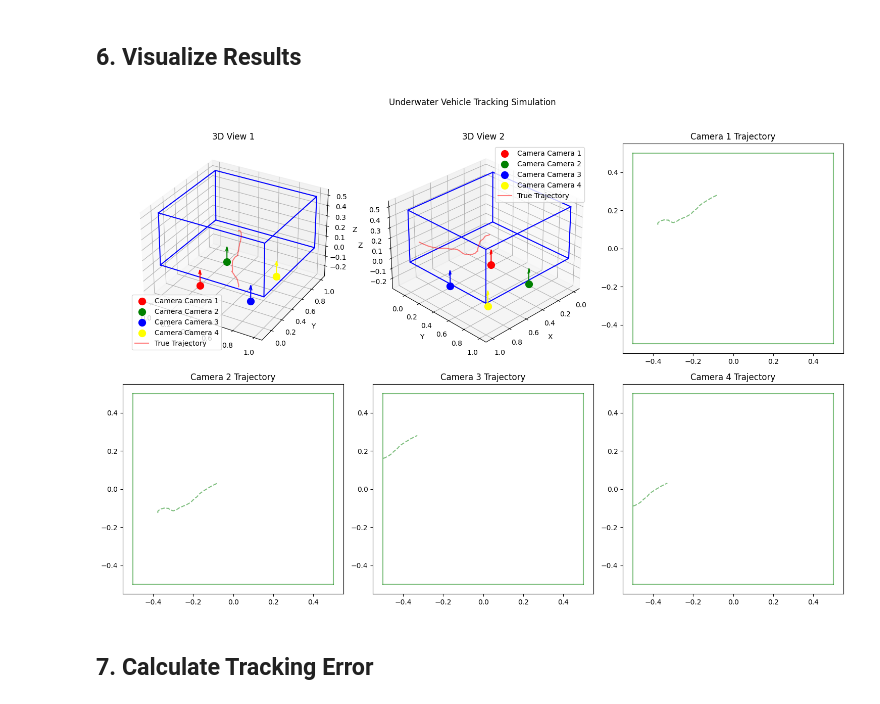
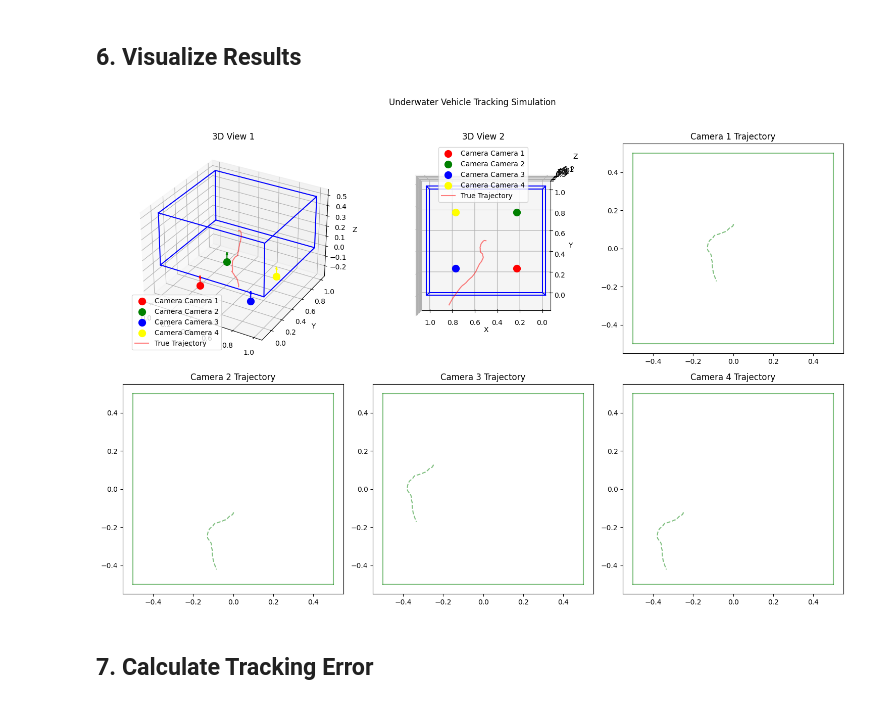
Before and after one commit to boring180/MASEP_Local, a Jupyter notebook: underwater_tracking_simulation.ipynb, the cells around one changed output. Saved outputs shown, nothing was run; the diff lists cells and outputs as text; code cells hidden in the pictures.

```diff
--- a/underwater_tracking_simulation.ipynb
+++ b/underwater_tracking_simulation.ipynb
@@ -96,6 +96,7 @@ class Camera:
         self.P[:3, :3] = R.from_euler('xyz', self.orientation, degrees=False).as_matrix()
         self.P[:3, 3] = -self.position
         self.P[3, 3] = 1
+        print(self.P)
         self.trajectory = []
 
     def world2camera(self, world_position):
@@ -118,8 +119,9 @@ class Camera:
         ax.scatter(self.position[0], self.position[1], self.position[2],
                   color=self.color, s=100, label=f'Camera {self.name}')
         # Plot camera orientation
+        orientation = np.array([1, 0, 0]) @ R.from_euler('xyz', self.orientation, degrees=False).as_matrix()
         ax.quiver(self.position[0], self.position[1], self.position[2],
-                 self.orientation[0], self.orientation[1], self.orientation[2],
+                 orientation[0], orientation[1], orientation[2],
                  color=self.color, length=0.1)
 
     def plot_trajectory(self, ax):
@@ -181,10 +183,10 @@ vehicle = UnderwaterVehicle(initial_position=[0.5, 0.5, 0.25], initial_velocity=
 
 # Initialize cameras
 cameras = [
-    Camera(name='Camera 1', color='red', position=[0.25, 0.25, -0.25], orientation=[0, 0, pi/2]),
-    Camera(name='Camera 2', color='green', position=[0.25, 0.75, -0.25], orientation=[0, 0, pi/2]),
-    Camera(name='Camera 3', color='blue', position=[0.75, 0.25, -0.25], orientation=[0, 0, pi/2]),
-    Camera(name='Camera 4', color='yellow', position=[0.75, 0.75, -0.25], orientation=[0, 0, pi/2])
+    Camera(name='Camera 1', color='red', position=[0.25, 0.25, -0.25], orientation=[0, pi/2, 0]),
+    Camera(name='Camera 2', color='green', position=[0.25, 0.75, -0.25], orientation=[0, pi/2, 0]),
+    Camera(name='Camera 3', color='blue', position=[0.75, 0.25, -0.25], orientation=[0, pi/2, 0]),
+    Camera(name='Camera 4', color='yellow', position=[0.75, 0.75, -0.25], orientation=[0, pi/2, 0])
 ]
 
 # Initialize Kalman filter
@@ -237,35 +256,35 @@ ax1.plot(true_positions[:, 0], true_positions[:, 1], true_positions[:, 2],
         'r-', alpha=0.5, label='True Trajectory')
 ax1.set_xlabel('X')
 ax1.set_ylabel('Y')
 ax1.set_zlabel('Z')
 ax1.legend()
 ax1.set_title('3D View 1')
 
 ax2 = fig.add_subplot(2, 3, 2, projection='3d')
 tank.plot_tank(ax2)
 for camera in cameras:
     camera.plot_camera(ax2)
 ax2.plot(true_positions[:, 0], true_positions[:, 1], true_positions[:, 2],
         'r-', alpha=0.5, label='True Trajectory')
 ax2.set_xlabel('X')
 ax2.set_ylabel('Y')
 ax2.set_zlabel('Z')
 ax2.legend()
 ax2.set_title('3D View 2')
 # Set a different viewing angle
-ax2.view_init(elev=30, azim=45)  # Changed elevation and azimuth angles
+ax2.view_init(elev=-90, azim=90)  # Changed elevation and azimuth angles
 
 # Camera trajectories in remaining subplots
 for i, camera in enumerate(cameras):
     ax = fig.add_subplot(2, 3, i+3)  # Start from position 2 in the grid
     camera.plot_trajectory(ax)
     ax.set_title(f'{camera.name} Trajectory')
 
 plt.suptitle('Underwater Vehicle Tracking Simulation', y=1.02)
 plt.tight_layout()
 plt.show()
 # %% [output]
-[figure, old version]
+[figure, new version]
 # %% [markdown]
 ## 7. Calculate Tracking Error
 # %%
```
Also changed, not shown: parts of 1 cell of this notebook.
